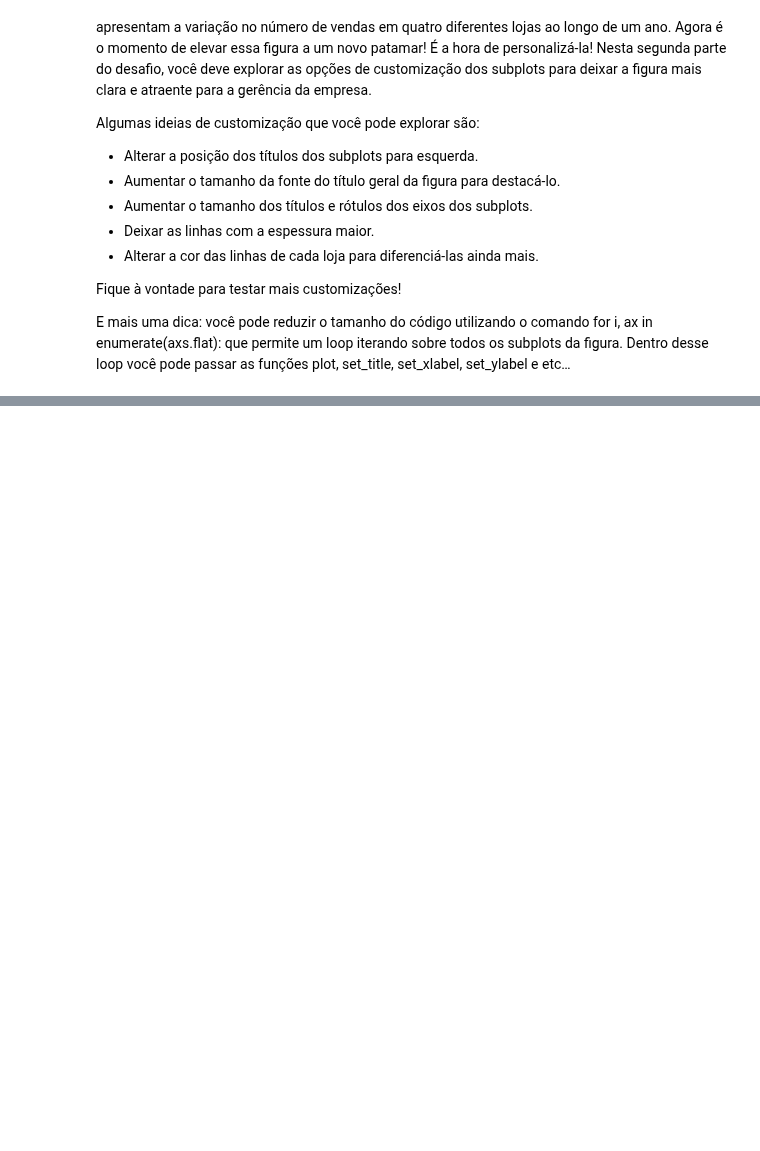
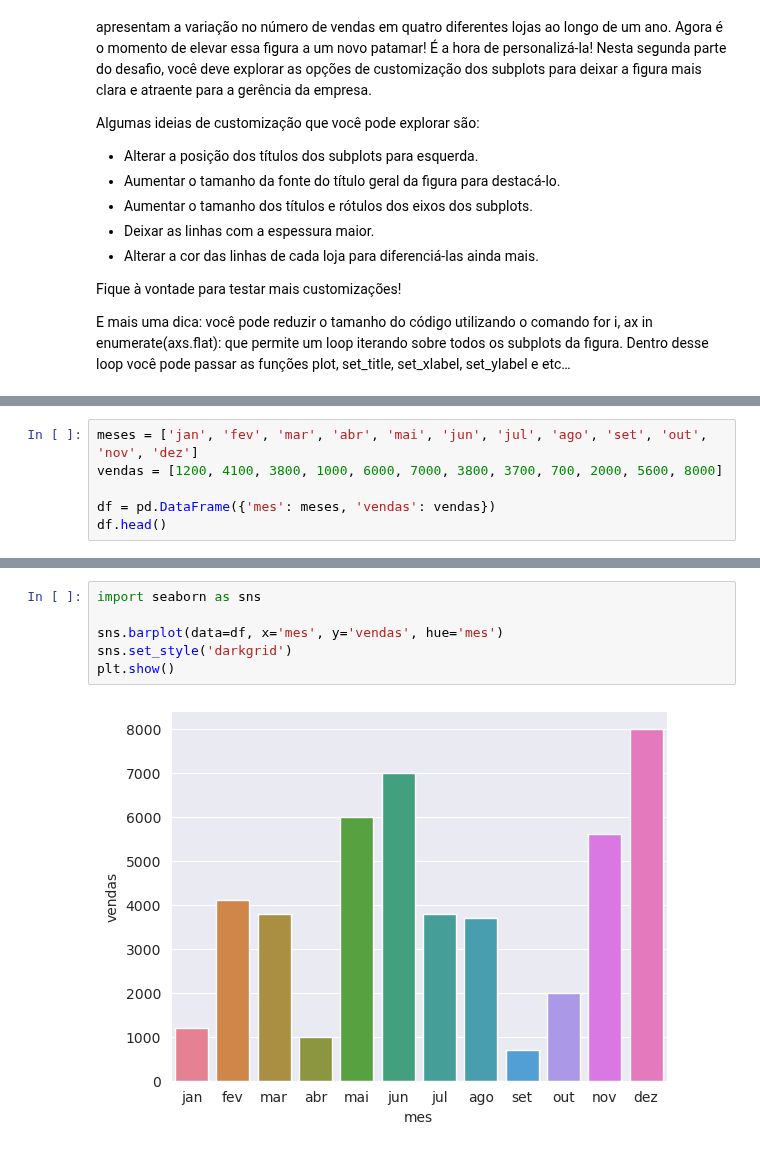
Before and after one commit to ygor-github/data_visualization, a Jupyter notebook: desafios.ipynb, the cells around one changed output, grey strips where cells are left out. Saved outputs shown, nothing was run; the diff lists cells and outputs as text; blank space fills up the shorter version.

```diff
--- a/desafios.ipynb
+++ b/desafios.ipynb
@@ -249,0 +253,6 @@ plt.show()
+# %%
+meses = ['jan', 'fev', 'mar', 'abr', 'mai', 'jun', 'jul', 'ago', 'set', 'out', 'nov', 'dez']
+vendas = [1200, 4100, 3800, 1000, 6000, 7000, 3800, 3700, 700, 2000, 5600, 8000]
+
+df = pd.DataFrame({'mes': meses, 'vendas': vendas})
+df.head()
@@ -249,0 +266,8 @@ plt.show()
+# %%
+import seaborn as sns
+
+sns.barplot(data=df, x='mes', y='vendas', hue='mes')
+sns.set_style('darkgrid')
+plt.show()
+# %% [output]
+[figure, added]
```
Also changed, not shown: parts of 6 cells of this notebook.
